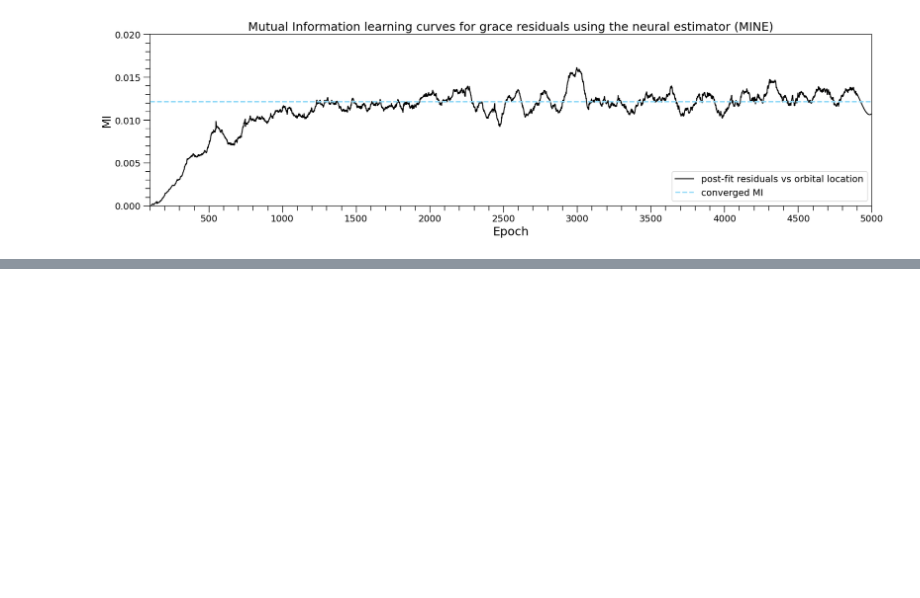
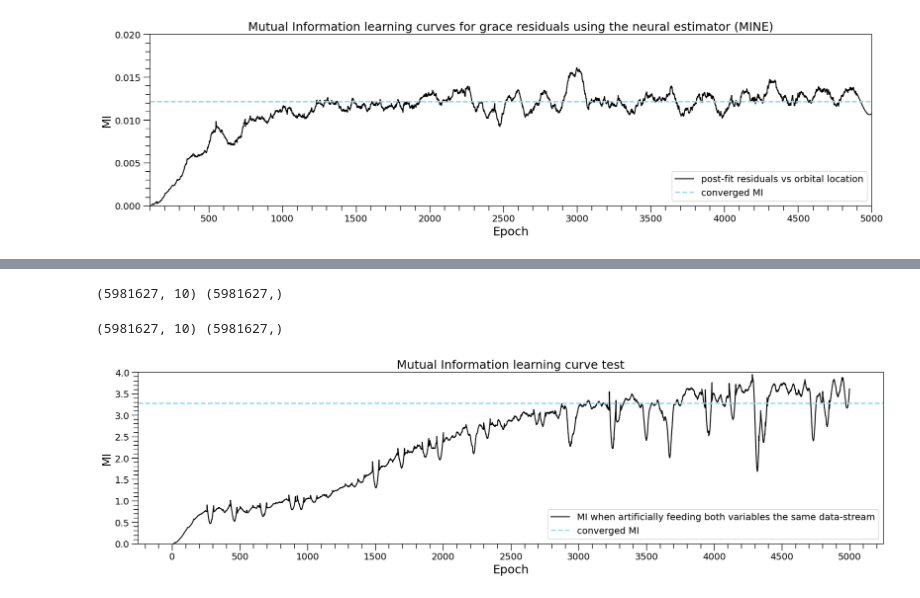
Before and after one commit to brandonlpanos/grace, a Jupyter notebook: grace.ipynb, the cells around one changed output, grey strips where cells are left out. Cells and saved outputs as stored; diff of their text form; code cells hidden in the pictures; blank space fills up the shorter version.

```diff
--- a/grace.ipynb
+++ b/grace.ipynb
@@ -203,0 +233,9 @@ plt.close(fig)
+# %%
+# standerdize
+from sklearn import preprocessing
+X_scal = preprocessing.StandardScaler().fit_transform(X)
+y_scal = preprocessing.StandardScaler().fit_transform(y.reshape(len(y),1))
+y_scal = np.squeeze(y_scal)
+print(X_scal.shape, y_scal.shape)
+# %% [output]
+(5981627, 10) (5981627,)
@@ -203,0 +244,49 @@ plt.close(fig)
+# %%
+fhand = np.load('/Users/brandonlpanos/Desktop/grace/data_same.npz')
+X = fhand['X']
+y = fhand['y']
+print(X.shape, y.shape)
+# %% [output]
+(5981627, 10) (5981627,)
+# %%
+path_to_data = '/Users/brandonlpanos/Desktop/grace/data_same.npz'
+dataloader = torch.utils.data.DataLoader(MINEDataLoader(path_to_data, 1000))
+n_epoch = 5000
+model = MINEnetwork(10,3)
+optimizer = torch.optim.Adam(model.parameters(), lr=0.01)
+mi_hist = []
+for epoch in range(n_epoch):
+    x_sample, y_sample, y_shuffle = next(iter(dataloader))
+    pred_xy = model(x_sample, y_sample)
+    pred_x_y = model(x_sample, y_shuffle)
+    loss = - (torch.mean(pred_xy) - torch.log(torch.mean(torch.exp(pred_x_y))))
+    mi_hist.append(-1 * loss.data.numpy())
+    model.zero_grad()
+    loss.backward()
+    optimizer.step()
+# %%
+# Plot results
+fig, ax = plt.subplots(figsize=(17,5))
+rcParams['font.size'] = 14
+plt.title('Mutual Information learning curve test', fontsize=18)
+from scipy.signal import savgol_filter
+mi_smoother = savgol_filter(mi_hist, 50, 3) # window size 200, polynomial order 3
+plt.plot(mi_smoother, c='k', label='MI when artificially feeding both variables the same data-stream')
+plt.axhline(np.mean(mi_hist[3000::]), c='#8dd8f8', linestyle='--', linewidth=2, label='converged MI')
+ax.xaxis.set_major_locator(MultipleLocator(500))
+ax.xaxis.set_minor_locator(MultipleLocator(100))
+ax.yaxis.set_major_locator(MultipleLocator(0.5))
+ax.yaxis.set_minor_locator(MultipleLocator(0.1))
+ax.tick_params(which='major', length=10,width=1)
+ax.tick_params(which='minor', length=7,width=1)
+plt.xlabel('Epoch', fontsize=18)
+plt.ylabel('MI', fontsize=18)
+# plt.xlim(100,5000)
+plt.ylim(0.0, 4)
+plt.legend(loc='lower right')
+plt.tight_layout()
+plt.savefig('/Users/brandonlpanos/Desktop/grace/figs/mi_same.pdf')
+plt.show()
+plt.close(fig)
+# %% [output]
+[figure, added]
```
Also changed, not shown: parts of 4 cells of this notebook.
